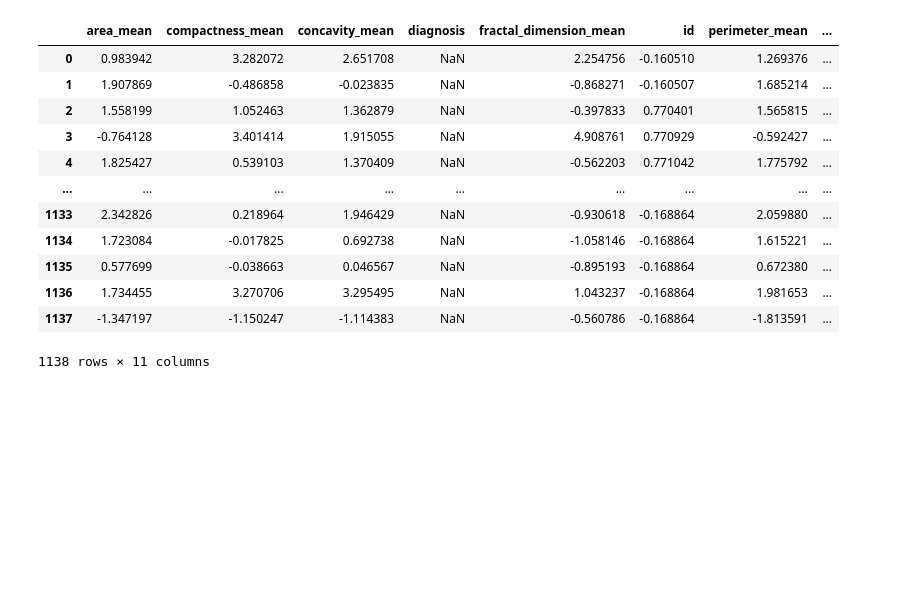
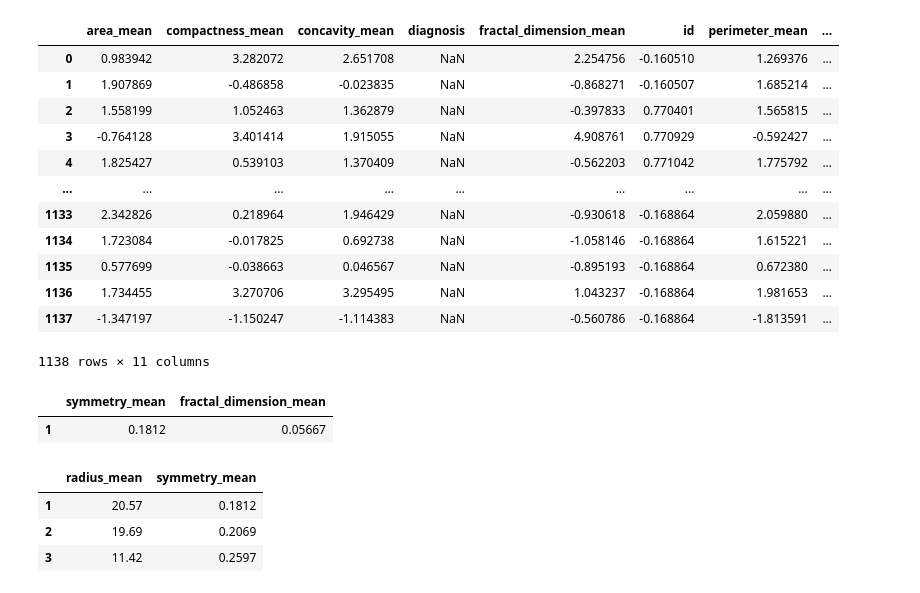
Before and after one commit to a-forty-two/DFE5, a Jupyter notebook: Py_00_Pandas.ipynb, the cells around one changed output. Drawn from its saved outputs; the diff is of its cells as text; code cells hidden in the pictures; blank space fills up the shorter version.

```diff
--- a/Py_00_Pandas.ipynb
+++ b/Py_00_Pandas.ipynb
@@ -112,0 +134,16 @@ z_score
+# %%
+df2
+# %% [output]
+|  | symmetry_mean | fractal_dimension_mean |
+| 1 | 0.1812 | 0.05667 |
+# %%
+# by name
+data.loc[1:3, ['radius_mean', 'symmetry_mean']]
+
+# sharding-> each shard has all the column names but a few rows
+# every column is its own file
+# %% [output]
+|  | radius_mean | symmetry_mean |
+| 1 | 20.57 | 0.1812 |
+| 2 | 19.69 | 0.2069 |
+| 3 | 11.42 | 0.2597 |
```
Also changed, not shown: parts of 4 cells of this notebook.
